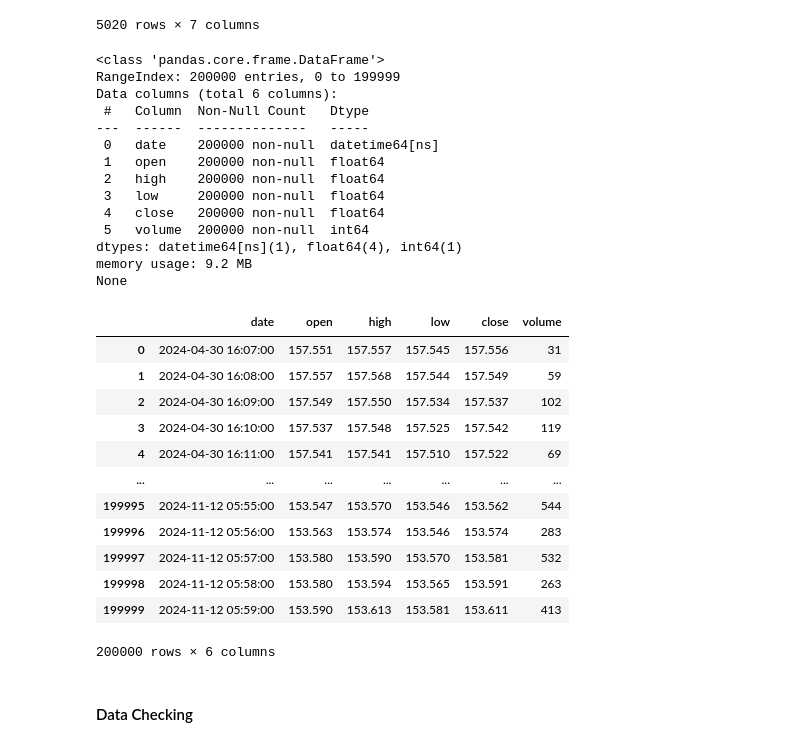
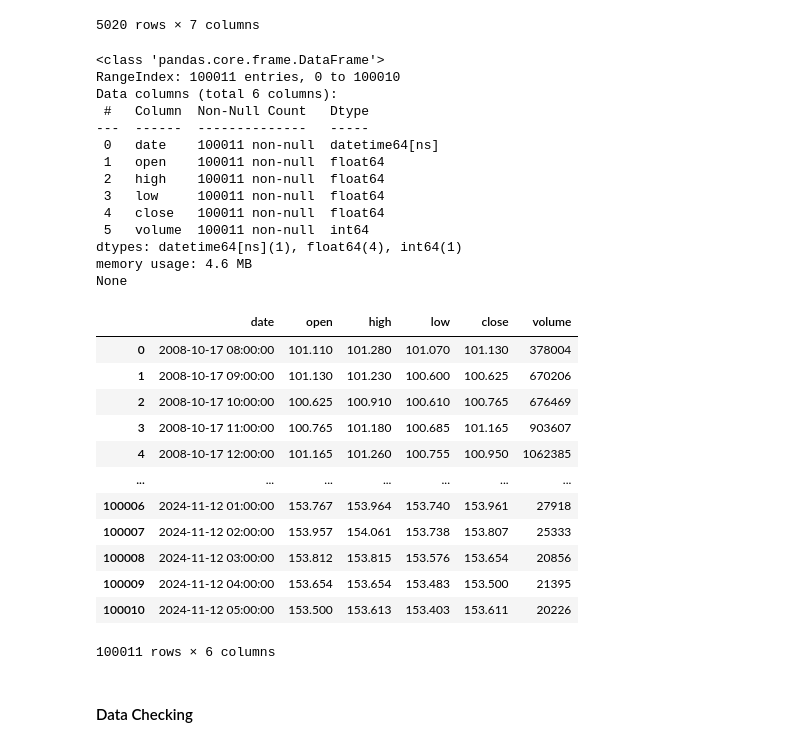
Before and after one commit to rheza-bitwyre/local-share-2, a Jupyter notebook: u1.ipynb, the cells around one changed output. Saved outputs shown, nothing was run; the diff lists cells and outputs as text; code cells hidden in the pictures.

```diff
--- a/u1.ipynb
+++ b/u1.ipynb
@@ -49,44 +49,44 @@ None
 # %%
 import pandas as pd
 
 # Read the CSV into a DataFrame
-usd_jpy_df = pd.read_csv('USDJPY1.csv', sep='\t', header=None)
+usd_jpy_df = pd.read_csv('USDJPY60.csv', sep='\t', header=None)
 
 # Set new column names
 usd_jpy_df.columns = ['date', 'open', 'high', 'low', 'close', 'volume']
 
 usd_jpy_df['date'] = pd.to_datetime(usd_jpy_df['date'])
 
 print(usd_jpy_df.info())
 usd_jpy_df
 # %% [output]
 <class 'pandas.core.frame.DataFrame'>
-RangeIndex: 200000 entries, 0 to 199999
+RangeIndex: 100011 entries, 0 to 100010
 Data columns (total 6 columns):
  #   Column  Non-Null Count   Dtype
 ---  ------  --------------   -----
- 0   date    200000 non-null  datetime64[ns]
- 1   open    200000 non-null  float64
- 2   high    200000 non-null  float64
- 3   low     200000 non-null  float64
- 4   close   200000 non-null  float64
- 5   volume  200000 non-null  int64
+ 0   date    100011 non-null  datetime64[ns]
+ 1   open    100011 non-null  float64
+ 2   high    100011 non-null  float64
+ 3   low     100011 non-null  float64
+ 4   close   100011 non-null  float64
+ 5   volume  100011 non-null  int64
 dtypes: datetime64[ns](1), float64(4), int64(1)
-memory usage: 9.2 MB
+memory usage: 4.6 MB
 None
 |  | date | open | high | low | close | volume |
-| 0 | 2024-04-30 16:07:00 | 157.551 | 157.557 | 157.545 | 157.556 | 31 |
-| 1 | 2024-04-30 16:08:00 | 157.557 | 157.568 | 157.544 | 157.549 | 59 |
-| 2 | 2024-04-30 16:09:00 | 157.549 | 157.550 | 157.534 | 157.537 | 102 |
-| 3 | 2024-04-30 16:10:00 | 157.537 | 157.548 | 157.525 | 157.542 | 119 |
-| 4 | 2024-04-30 16:11:00 | 157.541 | 157.541 | 157.510 | 157.522 | 69 |
+| 0 | 2008-10-17 08:00:00 | 101.110 | 101.280 | 101.070 | 101.130 | 378004 |
+| 1 | 2008-10-17 09:00:00 | 101.130 | 101.230 | 100.600 | 100.625 | 670206 |
+| 2 | 2008-10-17 10:00:00 | 100.625 | 100.910 | 100.610 | 100.765 | 676469 |
+| 3 | 2008-10-17 11:00:00 | 100.765 | 101.180 | 100.685 | 101.165 | 903607 |
+| 4 | 2008-10-17 12:00:00 | 101.165 | 101.260 | 100.755 | 100.950 | 1062385 |
 | ... | ... | ... | ... | ... | ... | ... |
-| 199995 | 2024-11-12 05:55:00 | 153.547 | 153.570 | 153.546 | 153.562 | 544 |
-| 199996 | 2024-11-12 05:56:00 | 153.563 | 153.574 | 153.546 | 153.574 | 283 |
-| 199997 | 2024-11-12 05:57:00 | 153.580 | 153.590 | 153.570 | 153.581 | 532 |
-| 199998 | 2024-11-12 05:58:00 | 153.580 | 153.594 | 153.565 | 153.591 | 263 |
-| 199999 | 2024-11-12 05:59:00 | 153.590 | 153.613 | 153.581 | 153.611 | 413 |
+| 100006 | 2024-11-12 01:00:00 | 153.767 | 153.964 | 153.740 | 153.961 | 27918 |
+| 100007 | 2024-11-12 02:00:00 | 153.957 | 154.061 | 153.738 | 153.807 | 25333 |
+| 100008 | 2024-11-12 03:00:00 | 153.812 | 153.815 | 153.576 | 153.654 | 20856 |
+| 100009 | 2024-11-12 04:00:00 | 153.654 | 153.654 | 153.483 | 153.500 | 21395 |
+| 100010 | 2024-11-12 05:00:00 | 153.500 | 153.613 | 153.403 | 153.611 | 20226 |
-200000 rows × 6 columns
+100011 rows × 6 columns
 # %% [markdown]
 #### Data Checking
 # %%
```
Also changed, not shown: parts of 9 cells of this notebook, 1 other file.
